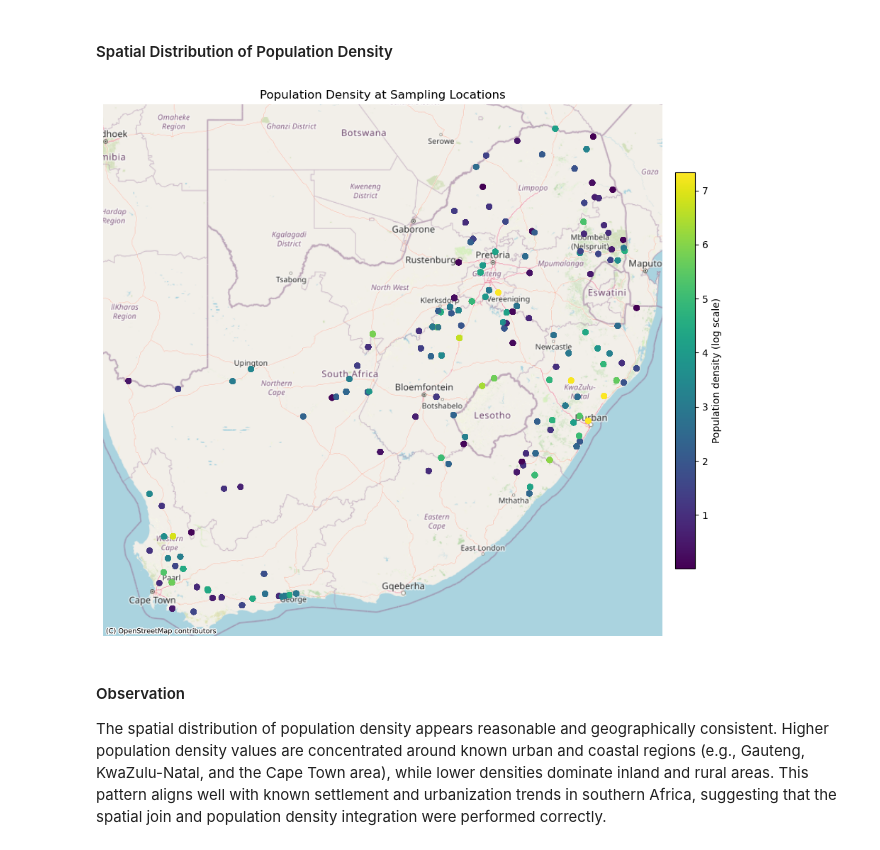
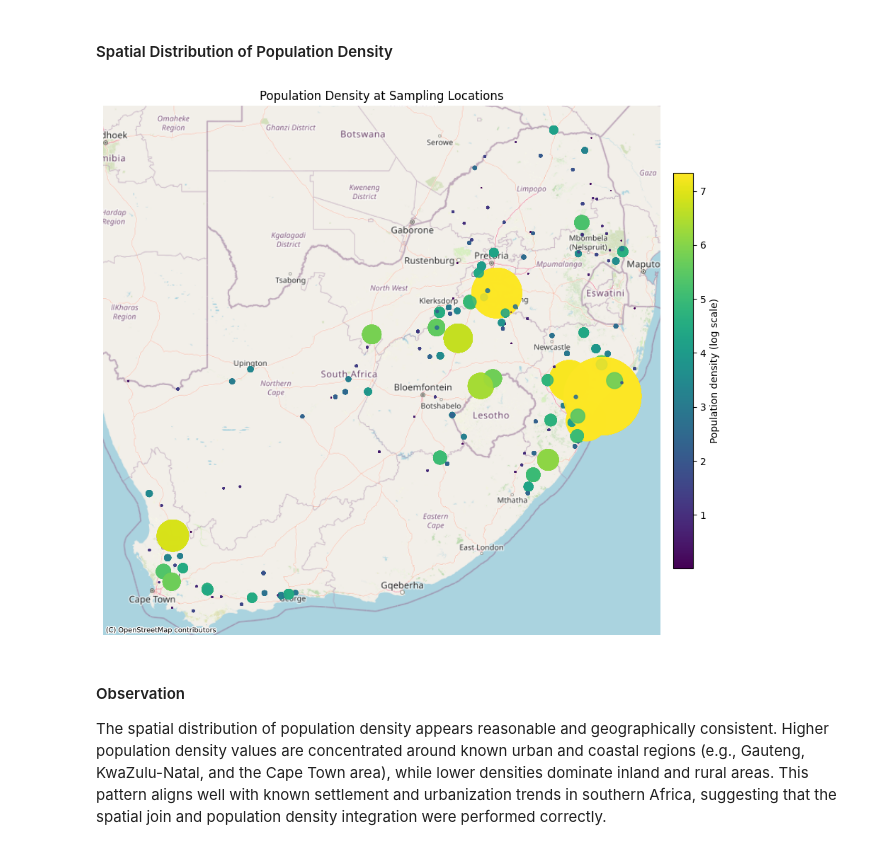
Before and after one commit to kylerod22/siads593-water-sustainability, a Jupyter notebook: 08-rjbest-sungmiki-kylerod-2026winter/src/EDA.ipynb, the cells around one changed output. Drawn from its saved outputs; the diff is of its cells as text; code cells hidden in the pictures.

Commit message:
Deleted the folium part; added mark size to map visualization

```diff
--- a/08-rjbest-sungmiki-kylerod-2026winter/src/EDA.ipynb
+++ b/08-rjbest-sungmiki-kylerod-2026winter/src/EDA.ipynb
@@ -105,36 +108,36 @@ from matplotlib.colors import Normalize
 # Clean + keep only needed columns
 df = water_quality_df.copy()
 df.columns = df.columns.str.strip().str.lower()
-df = df[["longitude", "latitude", "pop_density_nn"]].apply(pd.to_numeric, errors="coerce").dropna()
+df = df[["longitude", "latitude", "pop_density_nn", "pet"]].apply(pd.to_numeric, errors="coerce").dropna()
 
 # GeoDataFrame -> Web Mercator (for basemap)
 gdf = gpd.GeoDataFrame(df, geometry=gpd.points_from_xy(df.longitude, df.latitude), crs="EPSG:4326").to_crs(3857)
 gdf["log_pd"] = np.log1p(gdf["pop_density_nn"])
 
 # Color scaling (clip extreme outliers for readability)
 norm = Normalize(gdf["log_pd"].quantile(0.01), gdf["log_pd"].quantile(0.99))
 
 fig, ax = plt.subplots(figsize=(10, 8))
-gdf.plot(ax=ax, column="log_pd", cmap="viridis", markersize=25, alpha=0.85, legend=False, norm=norm)
+gdf.plot(ax=ax, column="log_pd", cmap="viridis", markersize=gdf["pop_density_nn"], alpha=0.85, legend=False, norm=norm) # markersize=25
 
 ctx.add_basemap(ax, source=ctx.providers.OpenStreetMap.Mapnik, attribution_size=7)
 
 # Zoom to data extent
 xmin, ymin, xmax, ymax = gdf.total_bounds
 ax.set_xlim(xmin - (xmax - xmin)*0.05, xmax + (xmax - xmin)*0.05)
 ax.set_ylim(ymin - (ymax - ymin)*0.05, ymax + (ymax - ymin)*0.05)
 
 # Colorbar
 sm = plt.cm.ScalarMappable(cmap="viridis", norm=norm)
 sm.set_array([])
 plt.colorbar(sm, ax=ax, fraction=0.03, pad=0.02, label="Population density (log scale)")
 
 ax.set_title("Population Density at Sampling Locations")
 ax.set_axis_off()
 plt.tight_layout()
 plt.show()
 # %% [output]
-[figure, old version]
+[figure, new version]
 # %% [markdown]
 #### Observation
 
```
Also changed, not shown: parts of 7 cells of this notebook.
